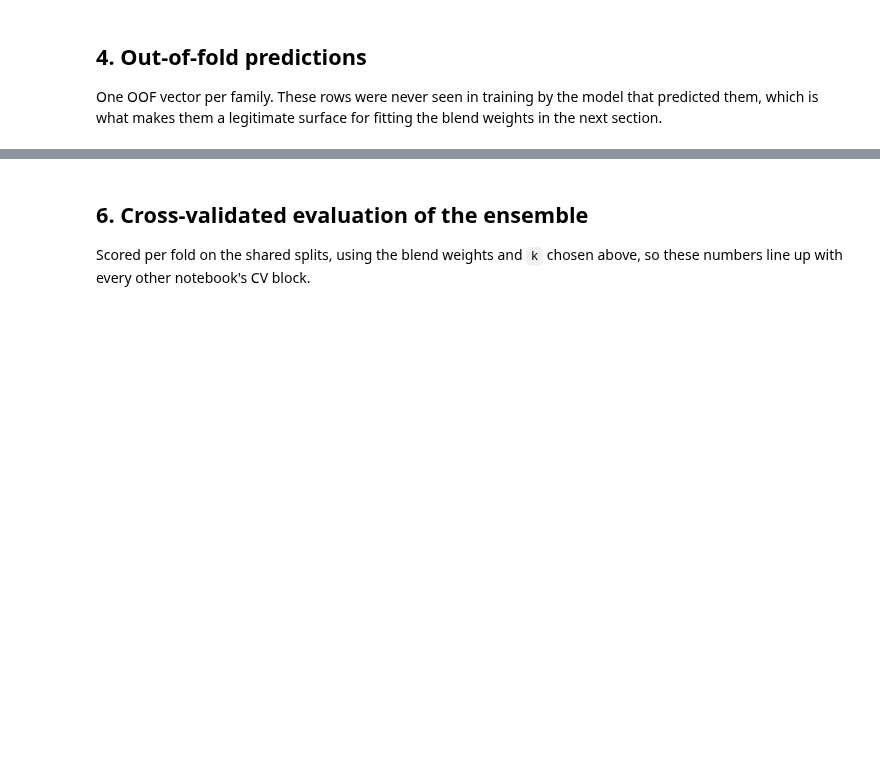
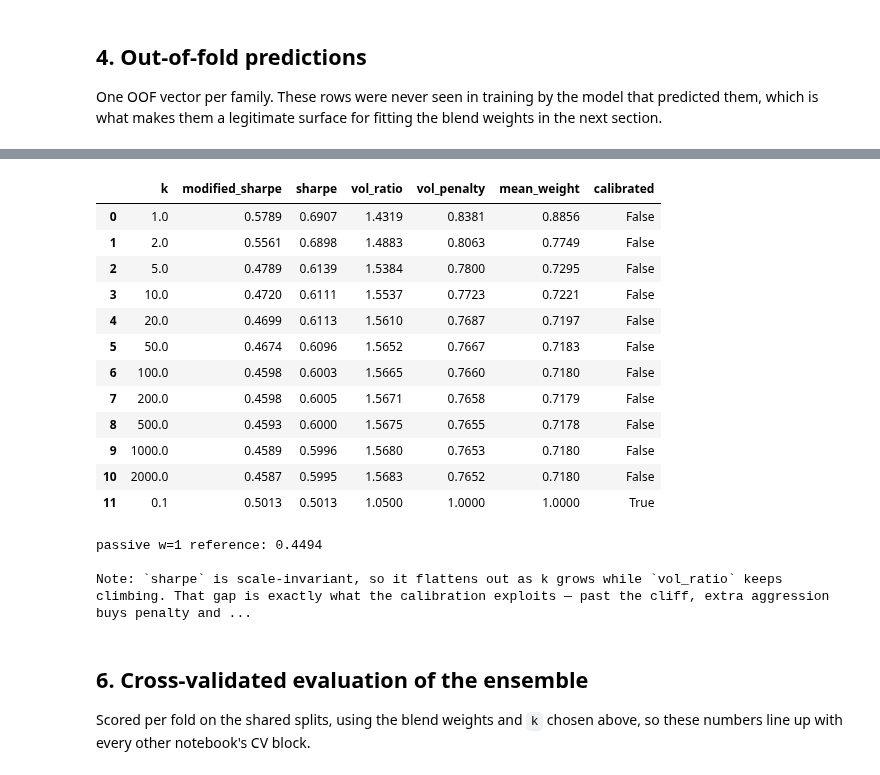
Before and after one commit to Seren1971/PMDL-Project-Market-Prediction, a Jupyter notebook: model_improvements/improved_ensemble_optuna.ipynb, the cells around one changed output, grey strips where cells are left out. Drawn from its saved outputs; the diff is of its cells as text; code cells hidden in the pictures; blank space fills up the shorter version.

```diff
--- a/model_improvements/improved_ensemble_optuna.ipynb
+++ b/model_improvements/improved_ensemble_optuna.ipynb
@@ -322,13 +599,0 @@ instead.
-# %%
-blended_oof = blend(OOF, WEIGHTS)
-grid = [1, 2, 5, 10, 20, 50, 100, 200, 500]
-sens = pd.DataFrame([{
-    "k": g,
-    "modified_sharpe": modified_sharpe(naive_allocation(blended_oof, k=g),
-                                       FWD_OOF, RF_OOF),
-    "mean_weight": float(np.mean(naive_allocation(blended_oof, k=g))),
-} for g in grid]).round(4)
-display(sens)
-
-print("passive w=1 reference:",
-      round(modified_sharpe(np.ones(len(FWD_OOF)), FWD_OOF, RF_OOF), 4))
@@ -335,3 +610,38 @@ print("passive w=1 reference:",
+# %%
+grid = [1, 2, 5, 10, 20, 50, 100, 200, 500, 1000, 2000]
+rows = []
+for g in grid + [K]:
+    pos = naive_allocation(blended_oof, k=g)
+    c = modified_sharpe(pos, FWD_OOF, RF_OOF, return_components=True)
+    rows.append({"k": round(g, 1), "modified_sharpe": c["modified_sharpe"],
+                 "sharpe": c["sharpe"], "vol_ratio": c["vol_ratio"],
+                 "vol_penalty": c["vol_penalty"],
+                 "mean_weight": float(np.mean(pos)),
+                 "calibrated": abs(g - K) < 1e-9})
+display(pd.DataFrame(rows).round(4))
+
+print("passive w=1 reference:",
+      round(modified_sharpe(np.ones(len(FWD_OOF)), FWD_OOF, RF_OOF), 4))
+print("\nNote: `sharpe` is scale-invariant, so it flattens out as k grows while "
+      "`vol_ratio` keeps climbing. That gap is exactly what the calibration "
+      "exploits — past the cliff, extra aggression buys penalty and no Sharpe.")
+# %% [output]
+|  | k | modified_sharpe | sharpe | vol_ratio | vol_penalty | mean_weight | calibrated |
+| 0 | 1.0 | 0.5789 | 0.6907 | 1.4319 | 0.8381 | 0.8856 | False |
+| 1 | 2.0 | 0.5561 | 0.6898 | 1.4883 | 0.8063 | 0.7749 | False |
+| 2 | 5.0 | 0.4789 | 0.6139 | 1.5384 | 0.7800 | 0.7295 | False |
+| 3 | 10.0 | 0.4720 | 0.6111 | 1.5537 | 0.7723 | 0.7221 | False |
+| 4 | 20.0 | 0.4699 | 0.6113 | 1.5610 | 0.7687 | 0.7197 | False |
+| 5 | 50.0 | 0.4674 | 0.6096 | 1.5652 | 0.7667 | 0.7183 | False |
+| 6 | 100.0 | 0.4598 | 0.6003 | 1.5665 | 0.7660 | 0.7180 | False |
+| 7 | 200.0 | 0.4598 | 0.6005 | 1.5671 | 0.7658 | 0.7179 | False |
+| 8 | 500.0 | 0.4593 | 0.6000 | 1.5675 | 0.7655 | 0.7178 | False |
+| 9 | 1000.0 | 0.4589 | 0.5996 | 1.5680 | 0.7653 | 0.7180 | False |
+| 10 | 2000.0 | 0.4587 | 0.5995 | 1.5683 | 0.7652 | 0.7180 | False |
+| 11 | 0.1 | 0.5013 | 0.5013 | 1.0500 | 1.0000 | 1.0000 | True |
+passive w=1 reference: 0.4494
+
+Note: `sharpe` is scale-invariant, so it flattens out as k grows while `vol_ratio` keeps climbing. That gap is exactly what the calibration exploits — past the cliff, extra aggression buys penalty and ...
 # %% [markdown]
 ## 6. Cross-validated evaluation of the ensemble
 
```
Also changed, not shown: parts of 19 cells of this notebook, 16 other files.
